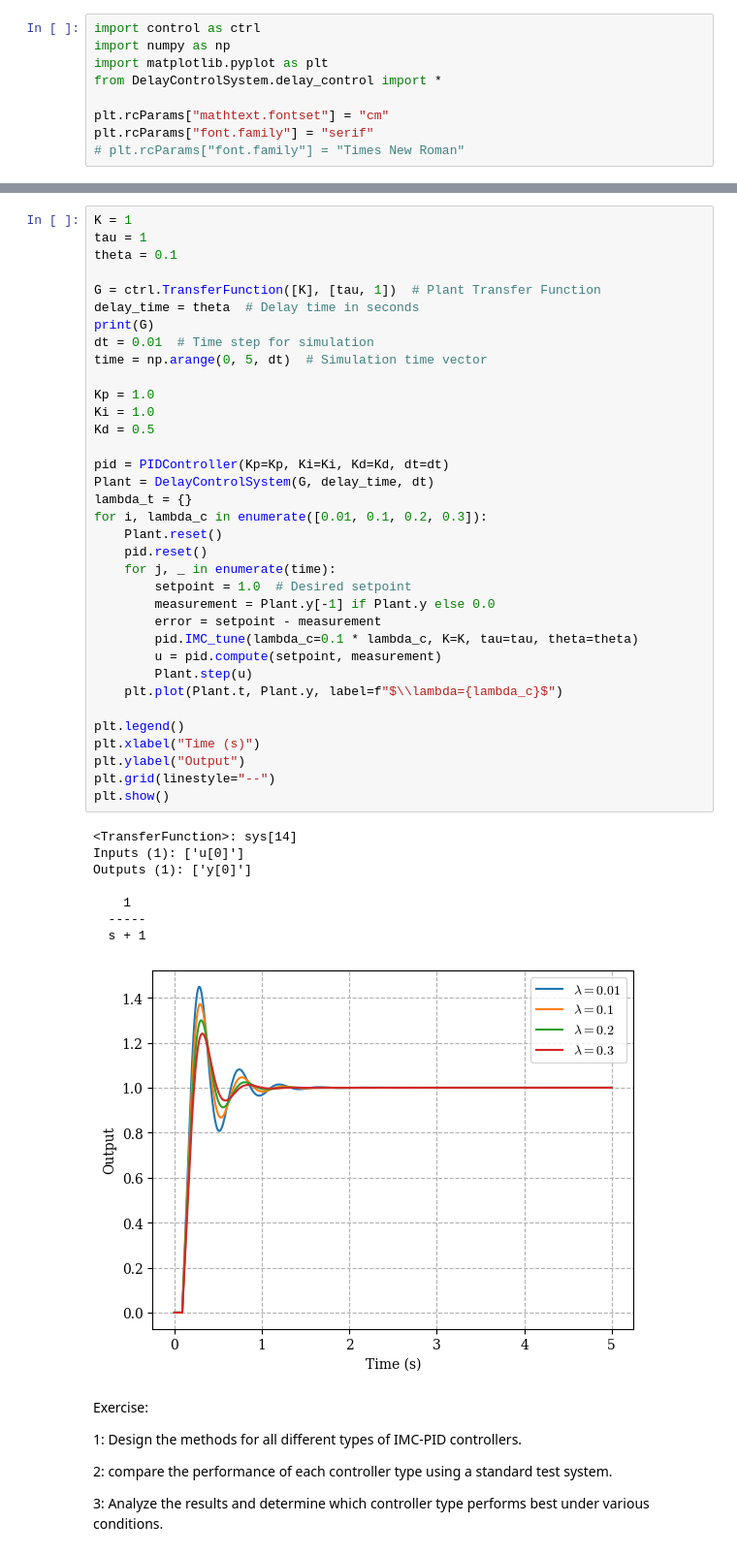
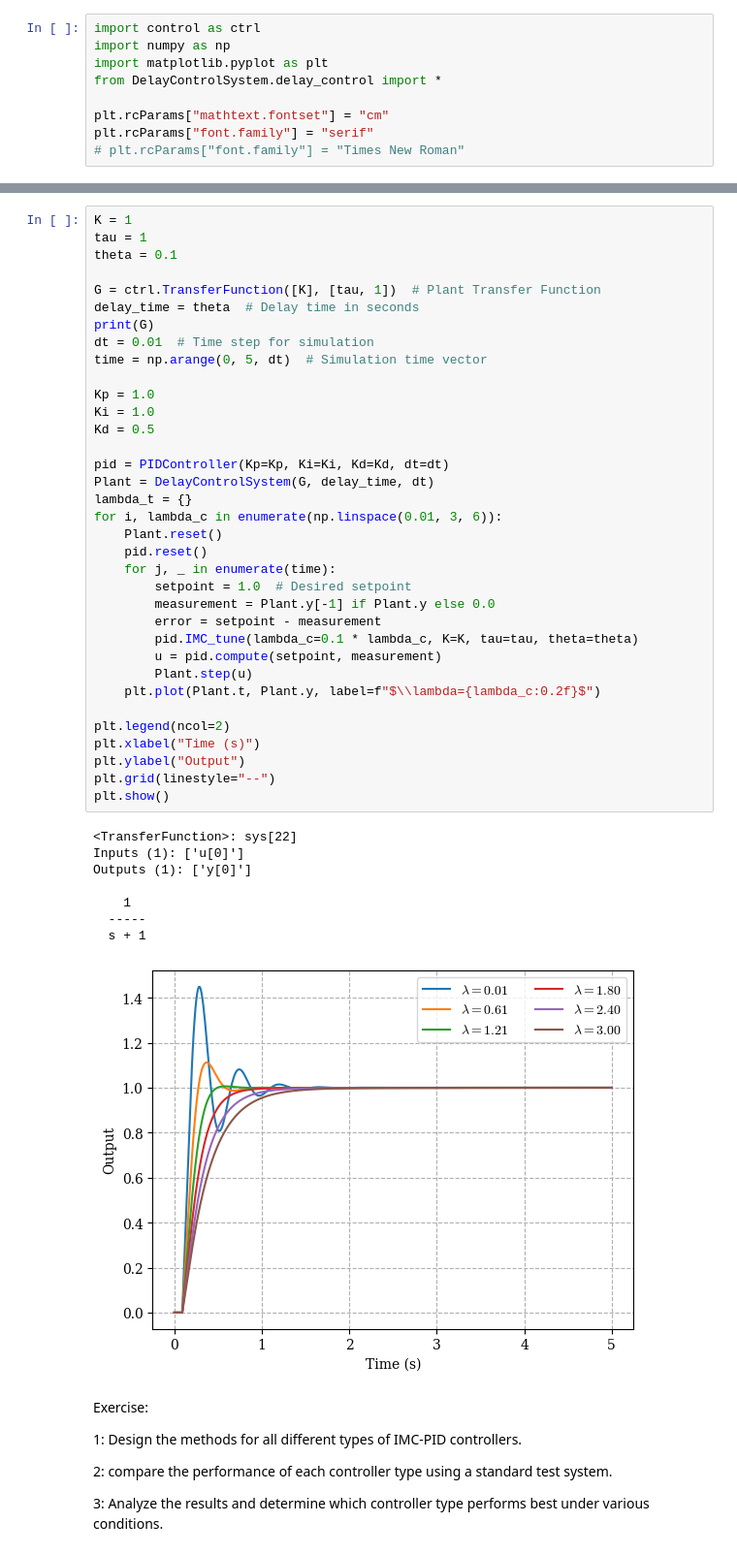
Before and after one commit to vkbharatv/Non-linear-and-Adaptive-Control-Design, a Jupyter notebook: NLACD_T3.ipynb, the cells around one changed output, grey strips where cells are left out. Shown at 97% size. Drawn from its saved outputs; the diff is of its cells as text.

```diff
--- a/NLACD_T3.ipynb
+++ b/NLACD_T3.ipynb
@@ -70,38 +73,38 @@ dt = 0.01  # Time step for simulation
 time = np.arange(0, 5, dt)  # Simulation time vector
 
 Kp = 1.0
 Ki = 1.0
 Kd = 0.5
 
 pid = PIDController(Kp=Kp, Ki=Ki, Kd=Kd, dt=dt)
 Plant = DelayControlSystem(G, delay_time, dt)
 lambda_t = {}
-for i, lambda_c in enumerate([0.01, 0.1, 0.2, 0.3]):
+for i, lambda_c in enumerate(np.linspace(0.01, 3, 6)):
     Plant.reset()
     pid.reset()
     for j, _ in enumerate(time):
         setpoint = 1.0  # Desired setpoint
         measurement = Plant.y[-1] if Plant.y else 0.0
         error = setpoint - measurement
         pid.IMC_tune(lambda_c=0.1 * lambda_c, K=K, tau=tau, theta=theta)
         u = pid.compute(setpoint, measurement)
         Plant.step(u)
-    plt.plot(Plant.t, Plant.y, label=f"$\\lambda={lambda_c}$")
+    plt.plot(Plant.t, Plant.y, label=f"$\\lambda={lambda_c:0.2f}$")
 
-plt.legend()
+plt.legend(ncol=2)
 plt.xlabel("Time (s)")
 plt.ylabel("Output")
 plt.grid(linestyle="--")
 plt.show()
 # %% [output]
-<TransferFunction>: sys[14]
+<TransferFunction>: sys[22]
 Inputs (1): ['u[0]']
 Outputs (1): ['y[0]']
 
     1
   -----
   s + 1
-[figure, old version]
+[figure, new version]
 # %% [markdown]
 Exercise:
 
```
Also changed, not shown: parts of 2 cells of this notebook.
